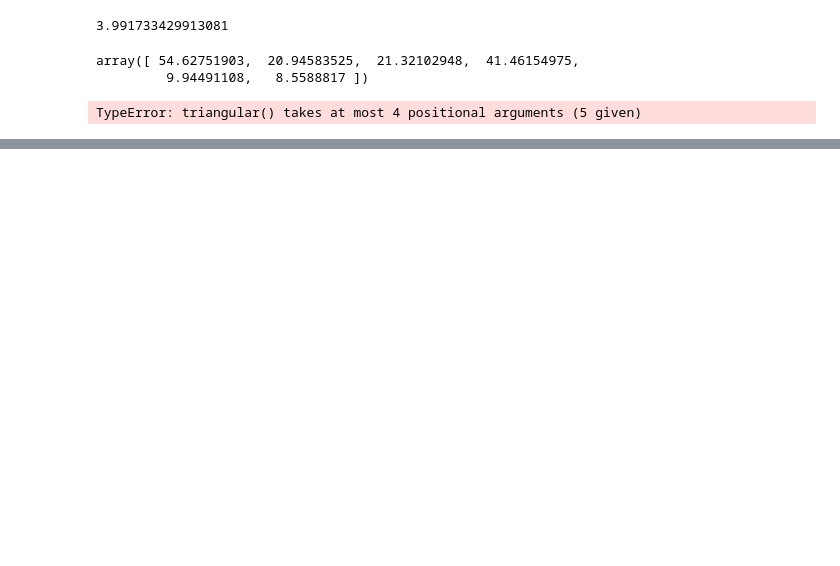
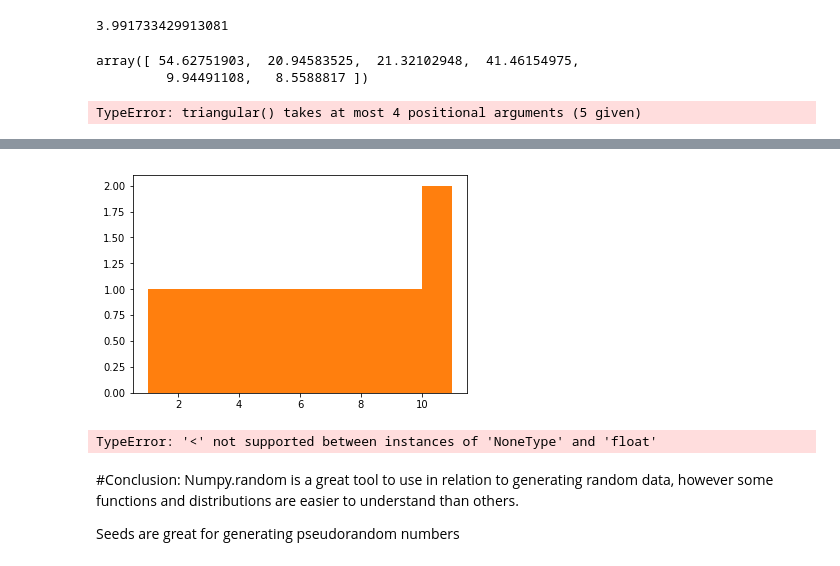
Before and after one commit to nualagallagher/programing-for-data-analysis, a Jupyter notebook: programming assignment.ipynb, the cells around one changed output, grey strips where cells are left out. Saved outputs shown, nothing was run; the diff lists cells and outputs as text; code cells hidden in the pictures; blank space fills up the shorter version.

```diff
--- a/programming assignment.ipynb
+++ b/programming assignment.ipynb
@@ -194,0 +282,18 @@ array([ 0.67493765,  0.25717196,  0.29377077,  0.81811746])
+# %%
+import pylab
+import random
+x = random.seed(55)
+
+pylab.hist(pylab.arange(1,12,1.0))
+pylab.show()
+
+pylab.hist(x)
+pylab.show()
+# %% [output]
+[figure, added]
+TypeError: '<' not supported between instances of 'NoneType' and 'float'
+# %% [markdown]
+#Conclusion:
+Numpy.random is a great tool to use in relation to generating random data, however some functions and distributions are easier to understand than others.
+
+Seeds are great for generating pseudorandom numbers
```
Also changed, not shown: parts of 14 cells of this notebook.
